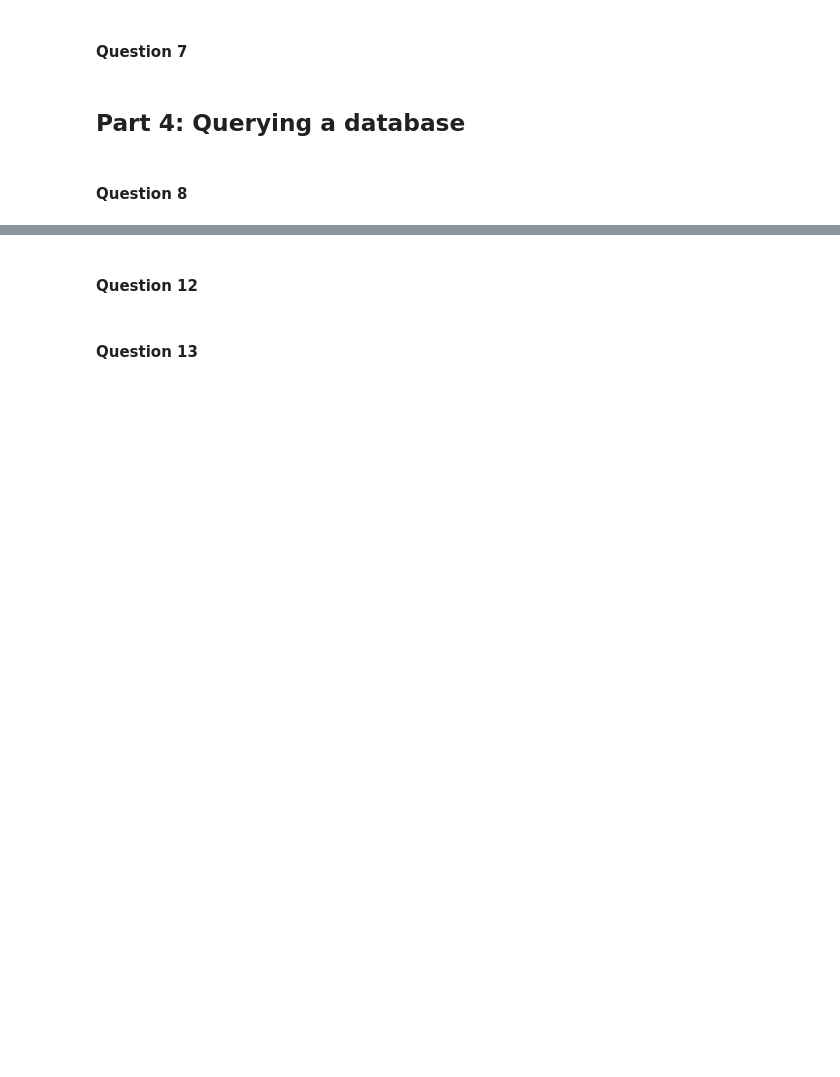
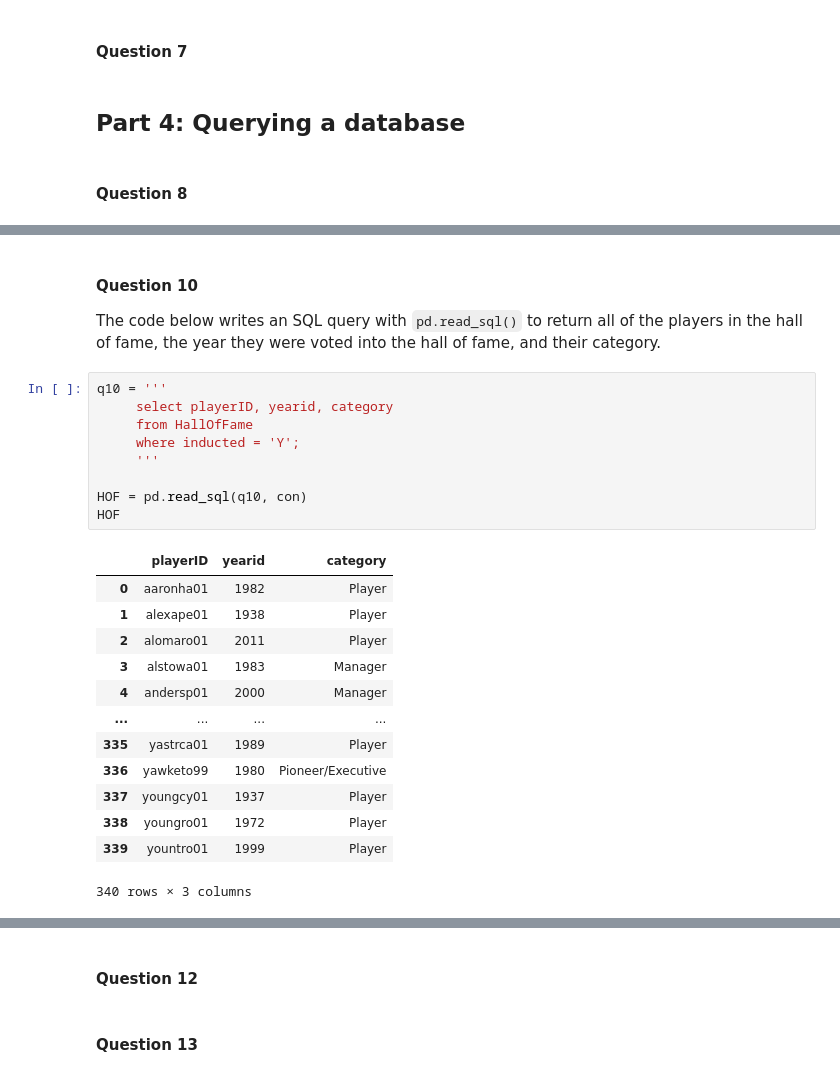
Before and after one commit to jlloring/ST-554_JLoring, a Jupyter notebook: Loring_HW5.ipynb, the cells around one changed output, grey strips where cells are left out. Drawn from its saved outputs; the diff is of its cells as text; blank space fills up the shorter version.

```diff
--- a/Loring_HW5.ipynb
+++ b/Loring_HW5.ipynb
@@ -99,0 +129,26 @@ schema_df
+# %% [markdown]
+#### **Question 10**
+The code below writes an SQL query with `pd.read_sql()` to return all of the players in the hall of fame, the year they were voted into the hall of fame, and their category.
+# %%
+q10 = '''
+     select playerID, yearid, category
+     from HallOfFame
+     where inducted = 'Y';
+     '''
+
+HOF = pd.read_sql(q10, con)
+HOF
+# %% [output]
+|  | playerID | yearid | category |
+| 0 | aaronha01 | 1982 | Player |
+| 1 | alexape01 | 1938 | Player |
+| 2 | alomaro01 | 2011 | Player |
+| 3 | alstowa01 | 1983 | Manager |
+| 4 | andersp01 | 2000 | Manager |
+| ... | ... | ... | ... |
+| 335 | yastrca01 | 1989 | Player |
+| 336 | yawketo99 | 1980 | Pioneer/Executive |
+| 337 | youngcy01 | 1937 | Player |
+| 338 | youngro01 | 1972 | Player |
+| 339 | yountro01 | 1999 | Player |
+340 rows × 3 columns
```
Also changed, not shown: parts of 12 cells of this notebook.
